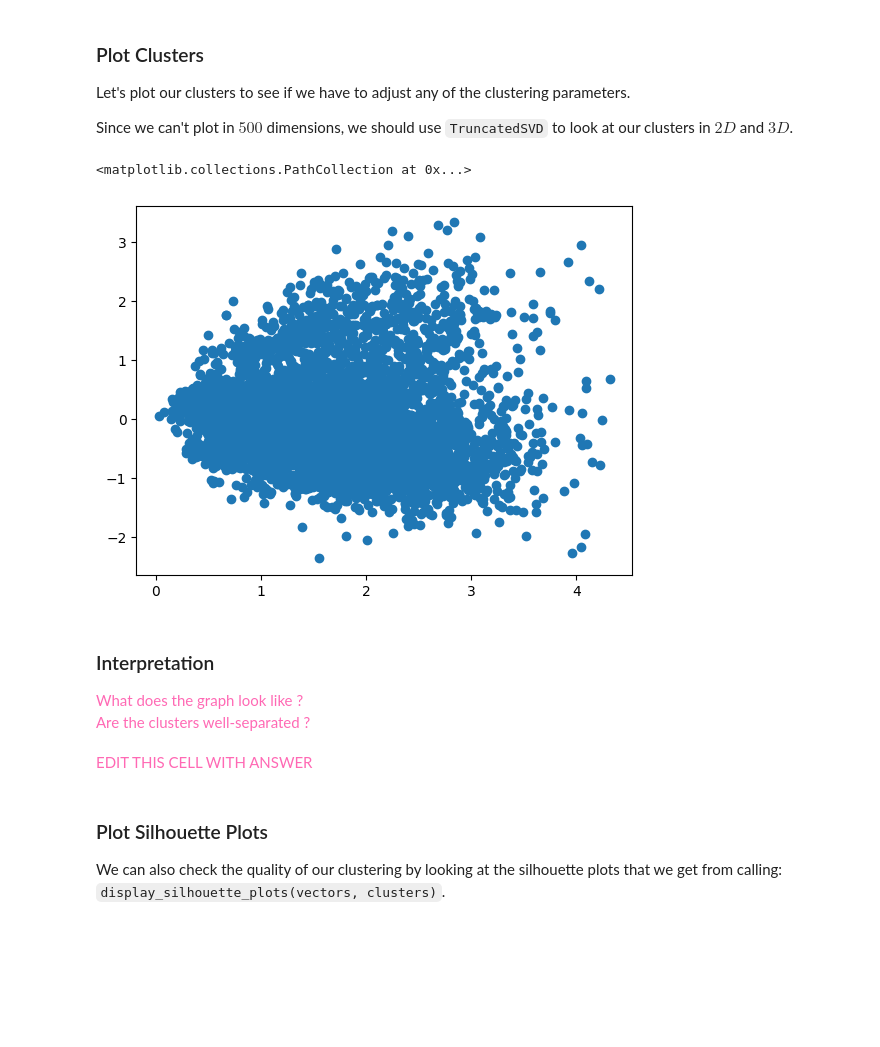
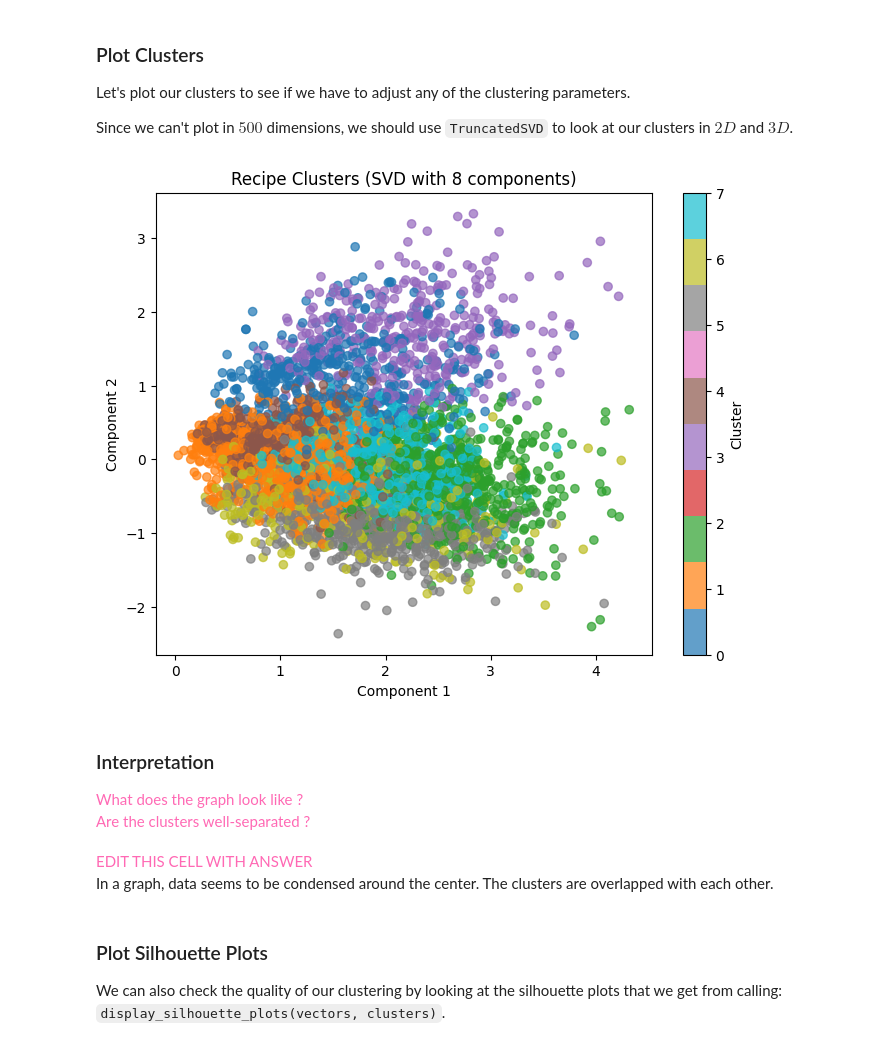
Before and after one commit to kaoriogawa-PSAM-5020-spring2026/Homework10, a Jupyter notebook: Homework10.ipynb, the cells around one changed output. Drawn from its saved outputs; the diff is of its cells as text; code cells hidden in the pictures; blank space fills up the shorter version.

```diff
--- a/Homework10.ipynb
+++ b/Homework10.ipynb
@@ -241,15 +241,29 @@ Let's plot our clusters to see if we have to adjust any of the clustering parame
 Since we can't plot in $500$ dimensions, we should use `TruncatedSVD` to look at our clusters in $2D$ and $3D$.
 # %%
 # TODO: TruncatedSVD to reduce the dimensions of our feature space
-svd = TruncatedSVD(n_components=2, random_state=1010)
+svd = TruncatedSVD(n_components=8, random_state=1010)
 recipe_svd = svd.fit_transform(recipes_vct)
 
 # TODO: plot clusters
 
-plt.scatter(recipe_svd[:, 0], recipe_svd[:, 1])
+cluster_labels = recipe_clusters.labels_
+fig, ax = plt.subplots(figsize=(8, 6))
+
+scatter = ax.scatter(
+    recipe_svd[:, 0],
+    recipe_svd[:, 1],
+    c=cluster_labels,
+    cmap="tab10",
+    alpha=0.7
+)
+
+ax.set_xlabel("Component 1")
+ax.set_ylabel("Component 2")
+ax.set_title("Recipe Clusters (SVD with 8 components)")
+plt.colorbar(scatter, ax=ax, label="Cluster")
+plt.show()
 # %% [output]
-<matplotlib.collections.PathCollection at 0x...>
-[figure, old version]
+[figure, new version]
 # %% [markdown]
 ### Interpretation
 
@@ -258,7 +272,8 @@ What does the graph look like ?<br>
 Are the clusters well-separated ?
 </span>
 # %% [markdown]
-<span style="color:hotpink;">EDIT THIS CELL WITH ANSWER</span>
+<span style="color:hotpink;">EDIT THIS CELL WITH ANSWER</span><br>
+In a graph, data seems to be condensed around the center. The clusters are overlapped with each other.
 # %% [markdown]
 ### Plot Silhouette Plots
 
```
Also changed, not shown: parts of 1 cell of this notebook.
